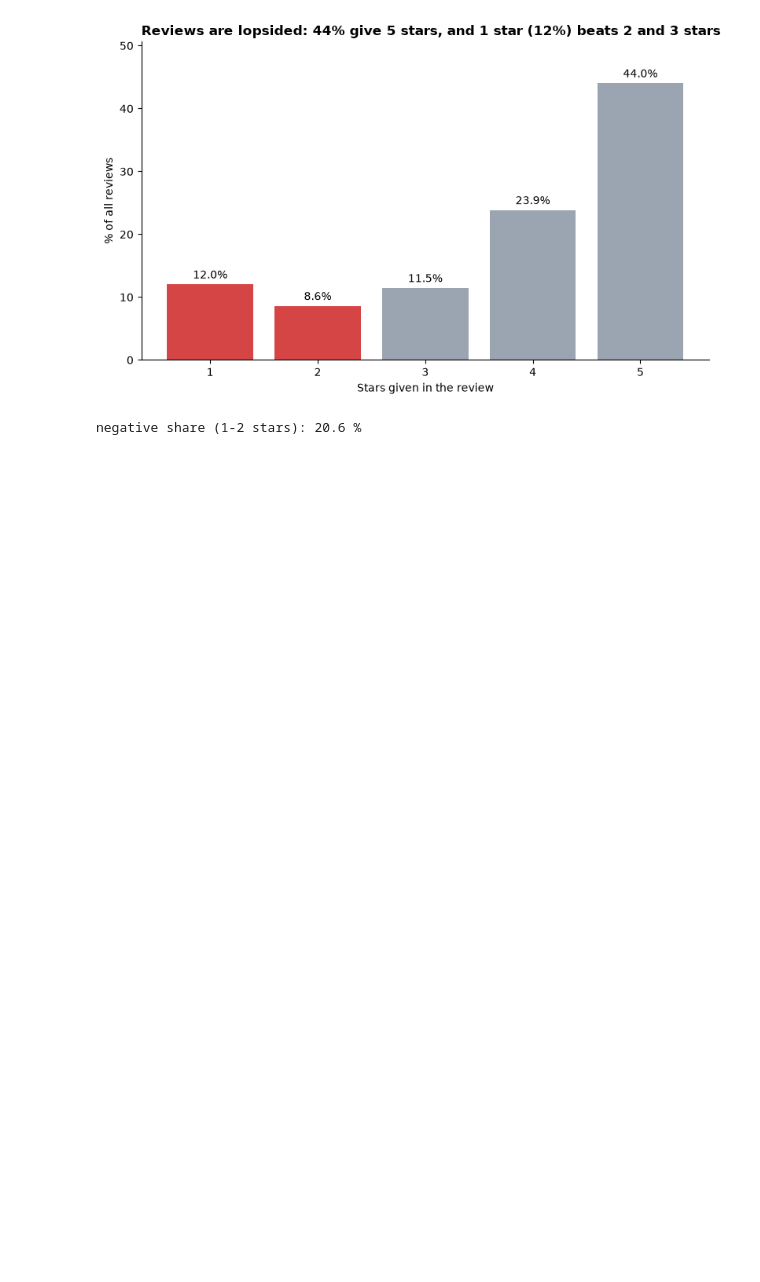
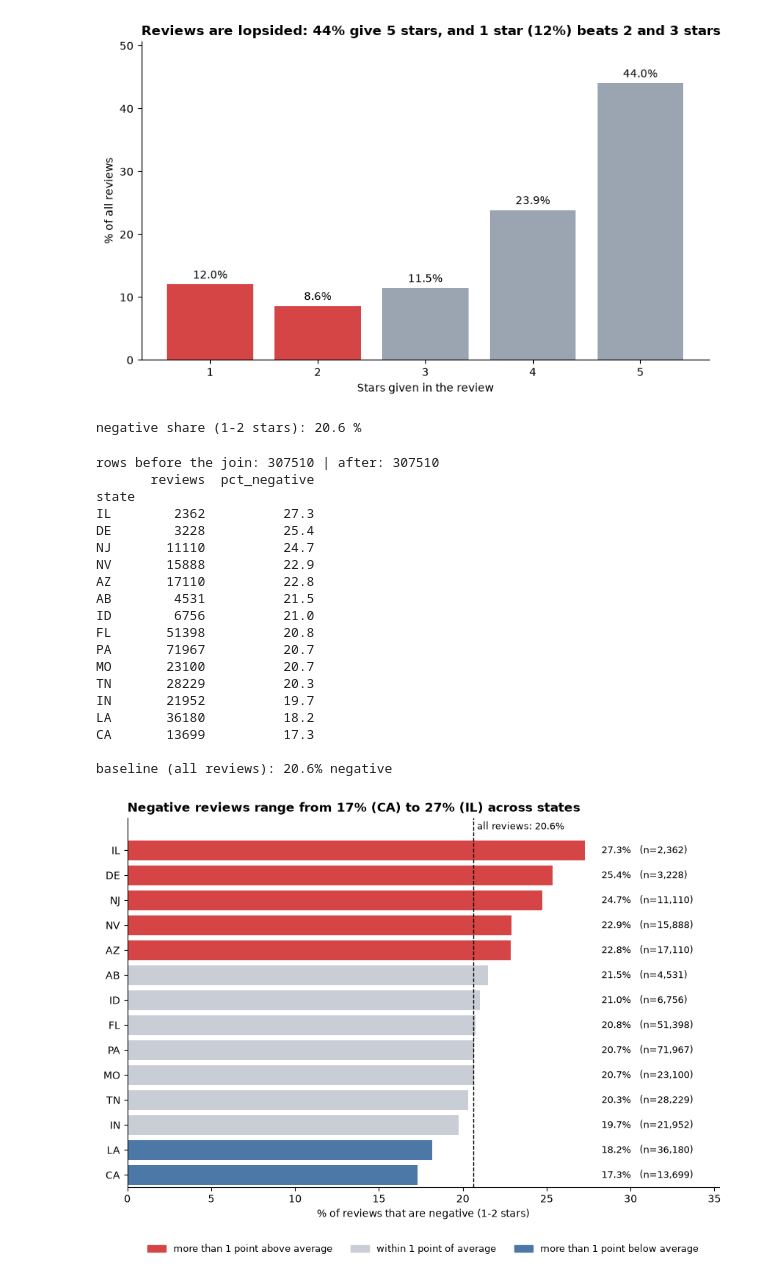
Before and after one commit to MIZZYAYO/yelp-restaurant-complaint-analysis, a Jupyter notebook: notebooks/01_eda.ipynb, the cells around one changed output. Saved outputs shown, nothing was run; the diff lists cells and outputs as text; code cells hidden in the pictures; blank space fills up the shorter version.

Commit message:
Add negative review rate by state analysis
Compares 14 states and provinces against the 20.6% baseline; negative rates range from 17.3% (CA) to 27.3% (IL).

```diff
--- a/notebooks/01_eda.ipynb
+++ b/notebooks/01_eda.ipynb
@@ -139,3 +142,73 @@ stars
 Name: proportion, dtype: float64
 [figure]
 negative share (1-2 stars): 20.6 %
+# %%
+# WHICH STATES HAVE THE MOST NEGATIVE/UNHAPPY REVIEWS? (1 OR 2 STARS)
+
+from matplotlib.patches import Patch
+
+# 1) attach each review's state (a join). The row counts before and after must match.
+before = len(reviews)
+rev = reviews.merge(business[["business_id", "state", "country"]], on="business_id", how="left")
+print("rows before the join:", before, "| after:", len(rev))
+
+# 2) for each state: how many reviews, and what % of them are negative (1-2 stars)?
+rev["is_negative"] = (rev["star_group"] == "negative")
+by_state = (rev.groupby("state")
+               .agg(reviews=("review_id", "count"), pct_negative=("is_negative", "mean"))
+               .assign(pct_negative=lambda d: d["pct_negative"] * 100)
+               .sort_values("pct_negative", ascending=False))
+baseline = rev["is_negative"].mean() * 100
+print(by_state.round(1))
+print(f"\nbaseline (all reviews): {baseline:.1f}% negative")
+
+# 3) draw it. Colour only the states that are clearly different from the baseline (more than 1 point away)
+def pick_color(p):
+    if p > baseline + 1: return "#D64545"      # clearly worse than average
+    if p < baseline - 1: return "#4C78A8"      # clearly better than average
+    return "#C9CED6"                           # about the same as average
+colors = [pick_color(p) for p in by_state["pct_negative"]]
+
+fig, ax = plt.subplots(figsize=(9, 6.5))
+bars = ax.barh(by_state.index, by_state["pct_negative"], color=colors)
+ax.invert_yaxis()                                   # highest at the top
+ax.axvline(baseline, color="black", linestyle="--", linewidth=1)
+ax.text(baseline + 0.2, -0.75, f"all reviews: {baseline:.1f}%", fontsize=9, va="bottom")
+label_x = by_state["pct_negative"].max() + 1.0       # labels sit in one column on the right
+for bar, n in zip(bars, by_state["reviews"]):
+    ax.text(label_x, bar.get_y() + bar.get_height() / 2,
+            f"{bar.get_width():.1f}%   (n={n:,})", va="center", fontsize=9)
+ax.set_xlabel("% of reviews that are negative (1-2 stars)")
+ax.set_xlim(0, label_x + 7)
+ax.set_ylim(len(by_state) - 0.5, -1.3)
+top, low = by_state.index[0], by_state.index[-1]
+ax.set_title(f"Negative reviews range from {by_state['pct_negative'].min():.0f}% ({low}) to {by_state['pct_negative'].max():.0f}% ({top}) across states",
+             loc="left", fontsize=12, fontweight="bold")
+ax.legend(handles=[Patch(color="#D64545", label="more than 1 point above average"),
+                   Patch(color="#C9CED6", label="within 1 point of average"),
+                   Patch(color="#4C78A8", label="more than 1 point below average")],
+          loc="upper center", bbox_to_anchor=(0.5, -0.13), ncol=3, frameon=False, fontsize=9)
+sns.despine()
+plt.tight_layout()
+plt.show()
+# %% [output]
+rows before the join: 307510 | after: 307510
+       reviews  pct_negative
+state
+IL        2362          27.3
+DE        3228          25.4
+NJ       11110          24.7
+NV       15888          22.9
+AZ       17110          22.8
+AB        4531          21.5
+ID        6756          21.0
+FL       51398          20.8
+PA       71967          20.7
+MO       23100          20.7
+TN       28229          20.3
+IN       21952          19.7
+LA       36180          18.2
+CA       13699          17.3
+
+baseline (all reviews): 20.6% negative
+[figure, added]
```
Also changed, not shown: parts of 2 cells of this notebook.
